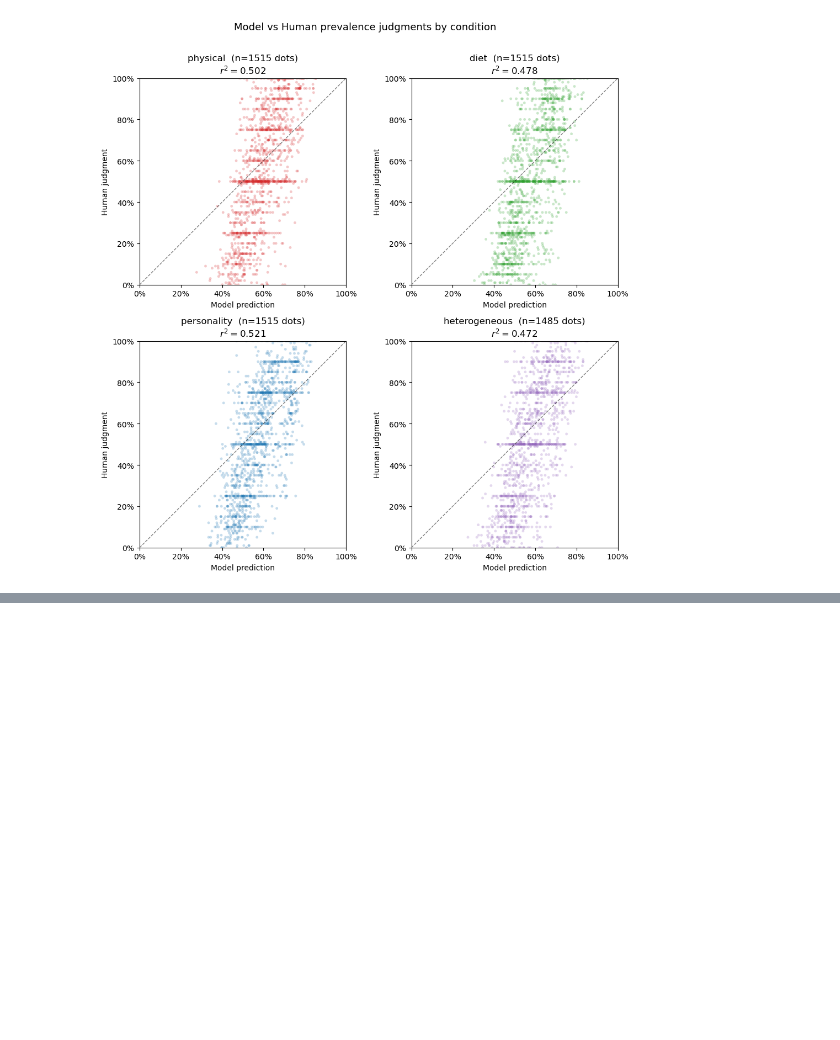
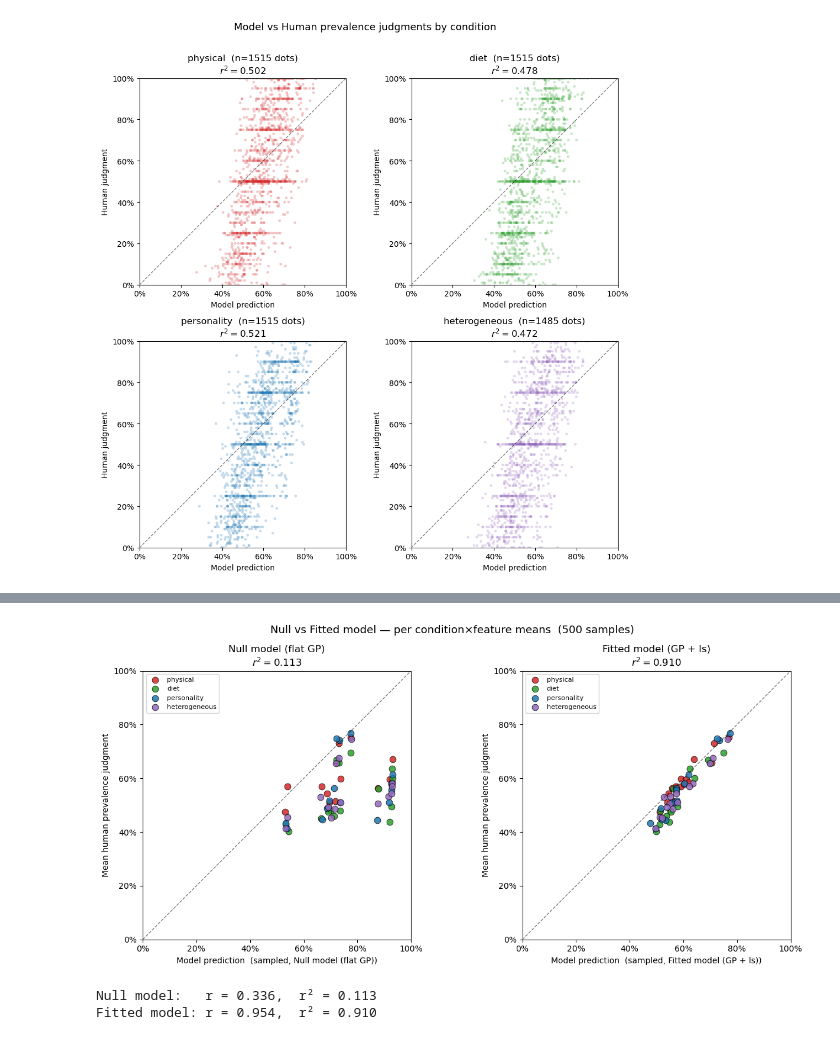
Before and after one commit to mariannazhang/compgenerics, a Jupyter notebook: model/gp/model-gp-study9.ipynb, the cells around one changed output, grey strips where cells are left out. Drawn from its saved outputs; the diff is of its cells as text; code cells hidden in the pictures; blank space fills up the shorter version.

```diff
--- a/model/gp/model-gp-study9.ipynb
+++ b/model/gp/model-gp-study9.ipynb
@@ -1891,0 +2119,71 @@ plt.show()
+# %%
+# ── Same comparison using 500 samples from Beta mixture (null vs fitted) ─────
+
+N_SAMPLES = 400
+rng = np.random.default_rng(42)
+
+def sample_linking(results_list, betas, pred_key):
+    """Mean of N_SAMPLES draws from Beta mixture per participant×feature."""
+    out = np.zeros((len(results_list), 15))
+    for i, r in enumerate(results_list):
+        for j, col in enumerate(TEST_COLS):
+            feat   = CSV_TO_FEATURE[col]
+            pz1    = float(r[pred_key][j])
+            params = betas[feat]
+            z    = rng.random(N_SAMPLES) < pz1
+            samp = np.where(z,
+                            rng.beta(params['alpha_kl'],  params['beta_kl'],  N_SAMPLES),
+                            rng.beta(params['alpha_nkl'], params['beta_nkl'], N_SAMPLES))
+            out[i, j] = samp.mean()
+    return out
+
+preds_null_samp   = sample_linking(results, feature_betas_null, 'null_preds')
+preds_fitted_samp = sample_linking(results, feature_betas,      'fitted_both_preds')
+
+# ── Aggregate to condition × feature means ────────────────────────────────
+rows_samp = []
+for i, r in enumerate(results):
+    for j, feat in enumerate(feat_names):
+        rows_samp.append({'condition': r['condition'], 'feature': feat,
+                          'human':        r['responses'][j],
+                          'model_null':   preds_null_samp[i, j],
+                          'model_fitted': preds_fitted_samp[i, j]})
+
+df_samp = pd.DataFrame(rows_samp).groupby(['condition', 'feature'])[
+    ['human', 'model_null', 'model_fitted']].mean().reset_index()
+
+r_null_s,   _ = pearsonr(df_samp['model_null'],   df_samp['human'])
+r_fitted_s, _ = pearsonr(df_samp['model_fitted'], df_samp['human'])
+
+# ── Side-by-side plot ─────────────────────────────────────────────────────
+fig, axes = plt.subplots(1, 2, figsize=(13, 6))
+
+for ax, xcol, label, r_val in [
+    (axes[0], 'model_null',   'Null model (flat GP)',   r_null_s),
+    (axes[1], 'model_fitted', 'Fitted model (GP + ls)', r_fitted_s),
+]:
+    for cond in ['physical', 'diet', 'personality', 'heterogeneous']:
+        d = df_samp[df_samp['condition'] == cond]
+        ax.scatter(d[xcol], d['human'], color=cond_colors[cond],
+                   s=60, edgecolors='black', linewidths=0.6, alpha=0.85, label=cond)
+    ax.plot([0, 1], [0, 1], 'k--', lw=1, alpha=0.5)
+    ax.set_xlim(0, 1);  ax.set_ylim(0, 1)
+    ax.set_aspect('equal')
+    ax.set_xlabel(f'Model prediction  (sampled, {label})')
+    ax.set_ylabel('Mean human prevalence judgment')
+    ax.set_title(f'{label}\n$r^2 = {r_val**2:.3f}$')
+    ax.legend(fontsize=8)
+    ax.xaxis.set_major_formatter(plt.matplotlib.ticker.PercentFormatter(1))
+    ax.yaxis.set_major_formatter(plt.matplotlib.ticker.PercentFormatter(1))
+
+plt.suptitle('Null vs Fitted model — per condition×feature means  (500 samples)',
+             fontsize=13)
+plt.tight_layout()
+plt.show()
+
+print(f"Null model:   r = {r_null_s:.3f},  r² = {r_null_s**2:.3f}")
+print(f"Fitted model: r = {r_fitted_s:.3f},  r² = {r_fitted_s**2:.3f}")
+# %% [output]
+[figure, added]
+Null model:   r = 0.336,  r² = 0.113
+Fitted model: r = 0.954,  r² = 0.910
```
Also changed, not shown: parts of 3 cells of this notebook.
